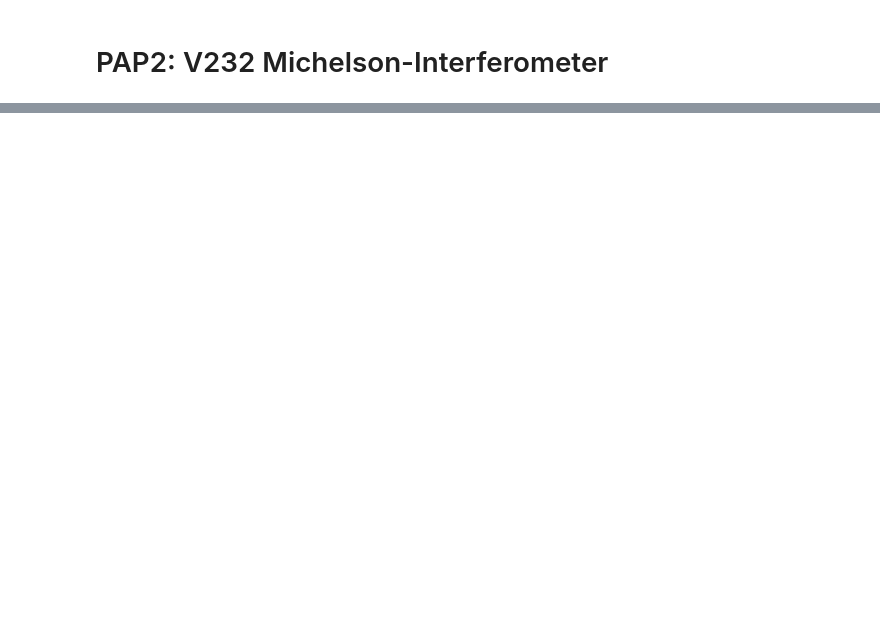
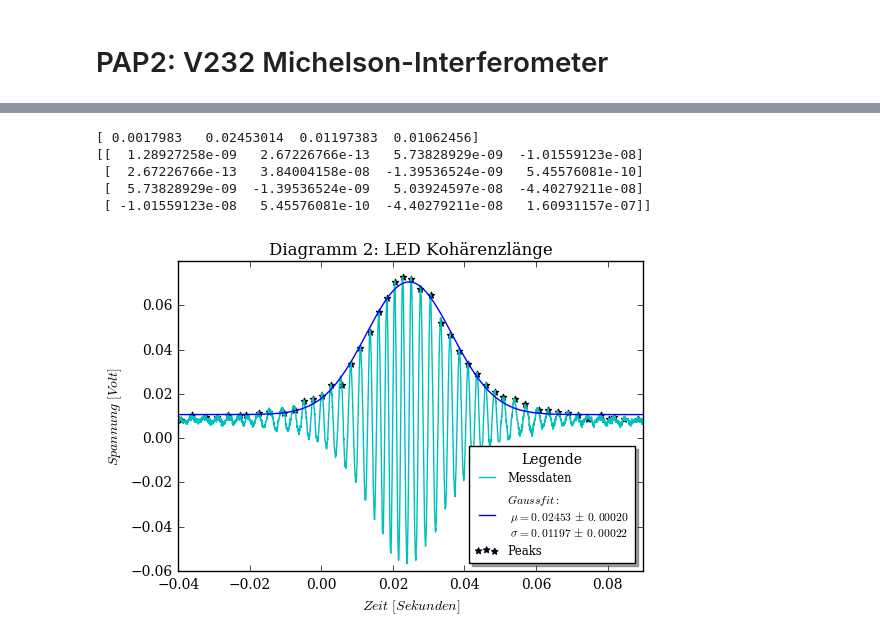
Before and after one commit to woskar/pap2-lab-training, a Jupyter notebook: v232/v232_michelson.ipynb, the cells around one changed output, grey strips where cells are left out. Saved outputs shown, nothing was run; the diff lists cells and outputs as text; code cells hidden in the pictures; blank space fills up the shorter version.

```diff
--- a/v232/v232_michelson.ipynb
+++ b/v232/v232_michelson.ipynb
@@ -84,0 +85,41 @@ print("Fitwahrscheinlichkeit="+str(prob)+"%")
+# %%
+#Berechnung der Kohärenzlänge einer Leuchtdiode:
+
+#Einlesen der Daten in folgender Reihenfolge:
+a, b, = np.loadtxt('tab1.txt', skiprows=2, usecols=(0,1), unpack=True, delimiter=',')
+x = a[6000:-3600]
+y = b[6000:-3600]
+
+#Peaks finden
+from scipy import signal
+peaks = signal.find_peaks_cwt(y, np.arange(1.00,100),noise_perc=20)
+
+#Fitfunktion Gauss
+def Gauss(t, a, mu, sig, c):
+    return a/np.sqrt(2*np.pi)/sig*np.exp(-(t-mu)**2/(2*sig**2)) + c
+
+popt, pcov = curve_fit(Gauss, x[peaks], y[peaks], p0=[0.002, 0.02, 0.012, 0.01])
+perr = np.sqrt(np.diag(pcov))
+print(popt)
+print(pcov)
+
+plt.scatter(x[peaks],y[peaks],marker='*', label='Peaks')
+plt.plot(x,y,color='c', label='Messdaten')
+plt.plot(x, Gauss(x, *popt), label='$Gaussfit:$ \n $\\mu=%.5f$ $\\pm$ $%.5f$ \n $\\sigma=%.5f$ $\\pm$ $%.5f$' %(popt[1], perr[1], popt[2], perr[2]))
+
+plt.xlabel('$Zeit\ [Sekunden]$')
+plt.ylabel('$Spannung\ [Volt]$')
+plt.title('Diagramm 2: LED Kohärenzlänge')
+plt.rcParams["font.family"]='serif'
+plt.legend(title='Legende', borderpad=0.5, borderaxespad=0.7, shadow='true', fontsize='small', loc='best')
+#bbox_to_anchor=(1.15, 0), loc='upper right', ncol=2
+plt.axis((-0.04, 0.09, -0.06, 0.08))
+
+#plt.savefig('v232_2.pdf',format='pdf')
+# %% [output]
+[ 0.0017983   0.02453014  0.01197383  0.01062456]
+[[  1.28927258e-09   2.67226766e-13   5.73828929e-09  -1.01559123e-08]
+ [  2.67226766e-13   3.84004158e-08  -1.39536524e-09   5.45576081e-10]
+ [  5.73828929e-09  -1.39536524e-09   5.03924597e-08  -4.40279211e-08]
+ [ -1.01559123e-08   5.45576081e-10  -4.40279211e-08   1.60931157e-07]]
+[figure, added]
```
Also changed, not shown: parts of 3 cells of this notebook, 3 other files.
